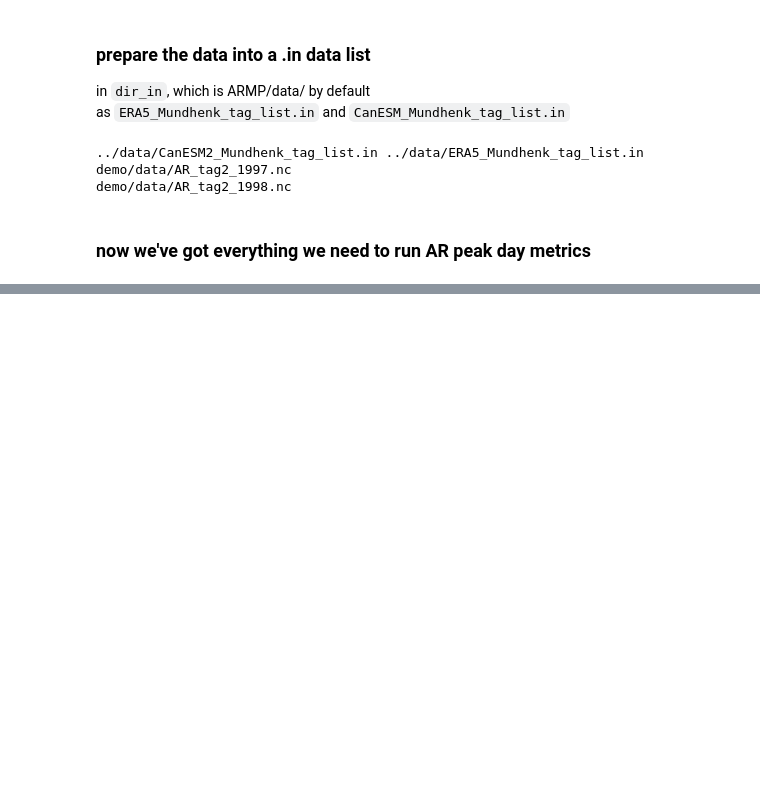
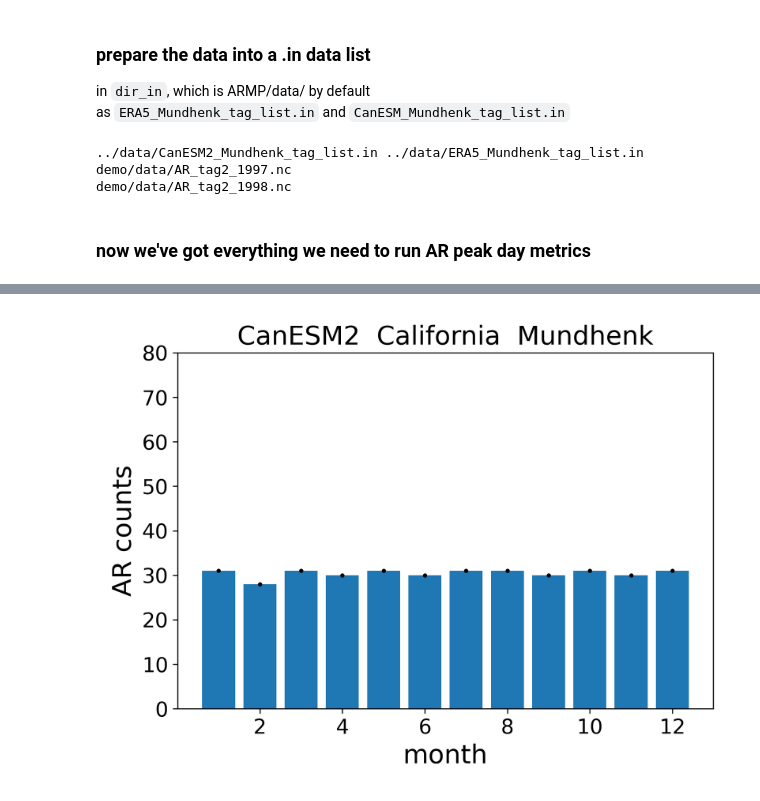
Before and after one commit to kristinchang3/kristinchang3_generate_html_page, a Jupyter notebook: ARMP/doc/demo_AR_spatial_correlation_metrics.ipynb, the cells around one changed output, grey strips where cells are left out. Drawn from its saved outputs; the diff is of its cells as text; code cells hidden in the pictures; blank space fills up the shorter version.

```diff
--- a/ARMP/doc/demo_AR_spatial_correlation_metrics.ipynb
+++ b/ARMP/doc/demo_AR_spatial_correlation_metrics.ipynb
@@ -71,0 +168,4 @@ CalledProcessError: Command 'b'python ../driver_AR.py\n'' returned non-zero exit
+# %%
+Image(filename = "../figure/histogram_AR_count_CanESM2_California_Mundhenk_NDJFM.png")
+# %% [output]
+[figure, added]
```
Also changed, not shown: parts of 16 cells of this notebook, 15 other files.
